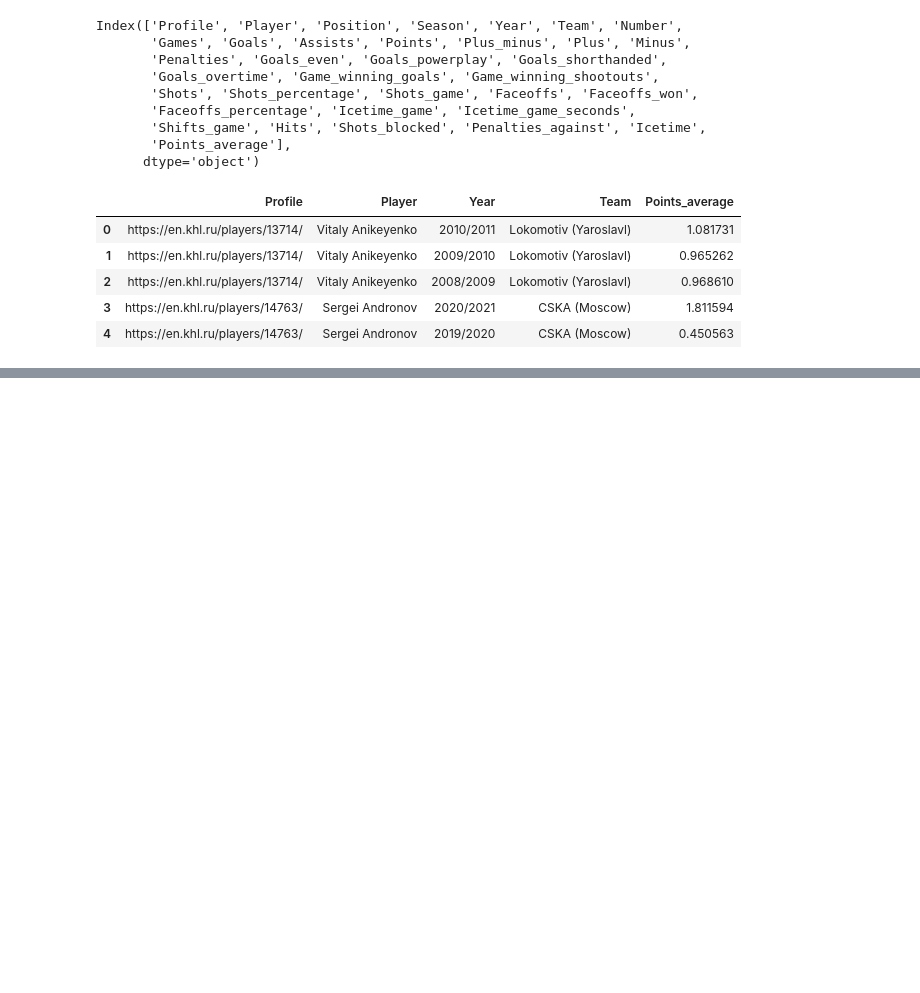
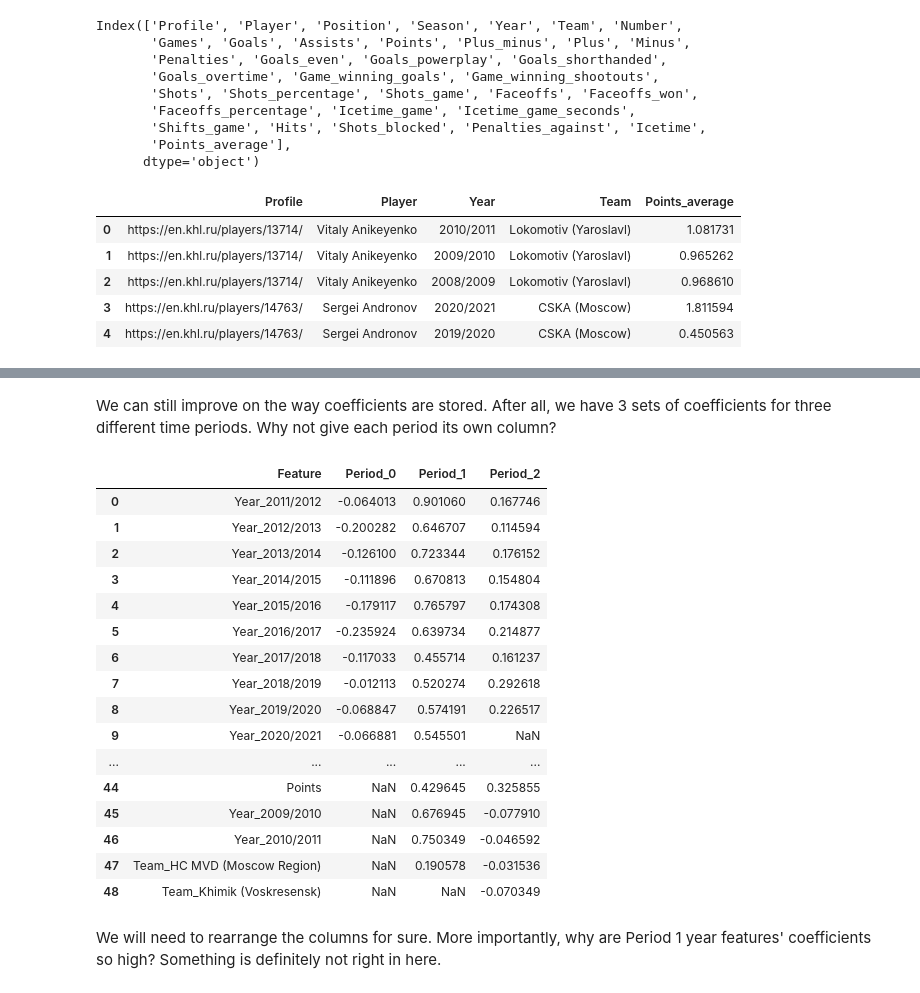
Before and after one commit to Dark-Hobbit/khl, a Jupyter notebook: analysing_player_data/predicting_season_points.ipynb, the cells around one changed output, grey strips where cells are left out. Saved outputs shown, nothing was run; the diff lists cells and outputs as text; code cells hidden in the pictures; blank space fills up the shorter version.

Commit message:
Working on predicting season performance
Trying to use a simple linear regression

```diff
--- a/analysing_player_data/predicting_season_points.ipynb
+++ b/analysing_player_data/predicting_season_points.ipynb
@@ -147,0 +169,5 @@ data.head()
+# %%
+# We are trying to predict how many points a player gets this new season based off everything else.
+y = dummies['T0_Points'].copy()
+X = dummies.drop('T0_Points', axis=1).copy()
+X_train, X_test, y_train, y_test = train_test_split(X, y, test_size=0.3, random_state=42)
@@ -147,0 +176,4 @@ data.head()
+# %%
+linear = LinearRegression(n_jobs=-1)
+# %%
+linear.fit(X_train, y_train)
@@ -147,0 +210,5 @@ data.head()
+# %%
+# Getting coefficients in a more readable form.
+linear_coef = pd.DataFrame(zip(X.columns, linear.coef_))
+linear_coef.columns = ['Feature', 'Coefficient']
+linear_coef
@@ -147,0 +233,41 @@ data.head()
+# %% [markdown]
+We can still improve on the way coefficients are stored. After all, we have 3 sets of coefficients for three different time periods. Why not give each period its own column?
+# %%
+# Splitting the dataframe into three.
+T0_coef = linear_coef[linear_coef['Feature'].str.startswith('T0_')].copy().reset_index(drop=True)
+T1_coef = linear_coef[linear_coef['Feature'].str.startswith('T1_')].copy().reset_index(drop=True)
+T2_coef = linear_coef[linear_coef['Feature'].str.startswith('T2_')].copy().reset_index(drop=True)
+
+# Removing the year indicators from feature names.
+T0_coef['Feature'].replace({'T0_': ''}, inplace=True, regex=True)
+T1_coef['Feature'].replace({'T1_': ''}, inplace=True, regex=True)
+T2_coef['Feature'].replace({'T2_': ''}, inplace=True, regex=True)
+
+# Changing column names for coefficients.
+T0_coef.columns = ['Feature', 'Period_0']
+T1_coef.columns = ['Feature', 'Period_1']
+T2_coef.columns = ['Feature', 'Period_2']
+
+# Final dataframe.
+linear_coef = T0_coef.merge(T1_coef, how='outer', on='Feature').merge(T2_coef, how='outer', on='Feature')
+linear_coef
+# %% [output]
+|  | Feature | Period_0 | Period_1 | Period_2 |
+| 0 | Year_2011/2012 | -0.064013 | 0.901060 | 0.167746 |
+| 1 | Year_2012/2013 | -0.200282 | 0.646707 | 0.114594 |
+| 2 | Year_2013/2014 | -0.126100 | 0.723344 | 0.176152 |
+| 3 | Year_2014/2015 | -0.111896 | 0.670813 | 0.154804 |
+| 4 | Year_2015/2016 | -0.179117 | 0.765797 | 0.174308 |
+| 5 | Year_2016/2017 | -0.235924 | 0.639734 | 0.214877 |
+| 6 | Year_2017/2018 | -0.117033 | 0.455714 | 0.161237 |
+| 7 | Year_2018/2019 | -0.012113 | 0.520274 | 0.292618 |
+| 8 | Year_2019/2020 | -0.068847 | 0.574191 | 0.226517 |
+| 9 | Year_2020/2021 | -0.066881 | 0.545501 | NaN |
+| ... | ... | ... | ... | ... |
+| 44 | Points | NaN | 0.429645 | 0.325855 |
+| 45 | Year_2009/2010 | NaN | 0.676945 | -0.077910 |
+| 46 | Year_2010/2011 | NaN | 0.750349 | -0.046592 |
+| 47 | Team_HC MVD (Moscow Region) | NaN | 0.190578 | -0.031536 |
+| 48 | Team_Khimik (Voskresensk) | NaN | NaN | -0.070349 |
+# %% [markdown]
+We will need to rearrange the columns for sure. More importantly, why are Period 1 year features' coefficients so high? Something is definitely not right in here.
```
Also changed, not shown: parts of 33 cells of this notebook.
